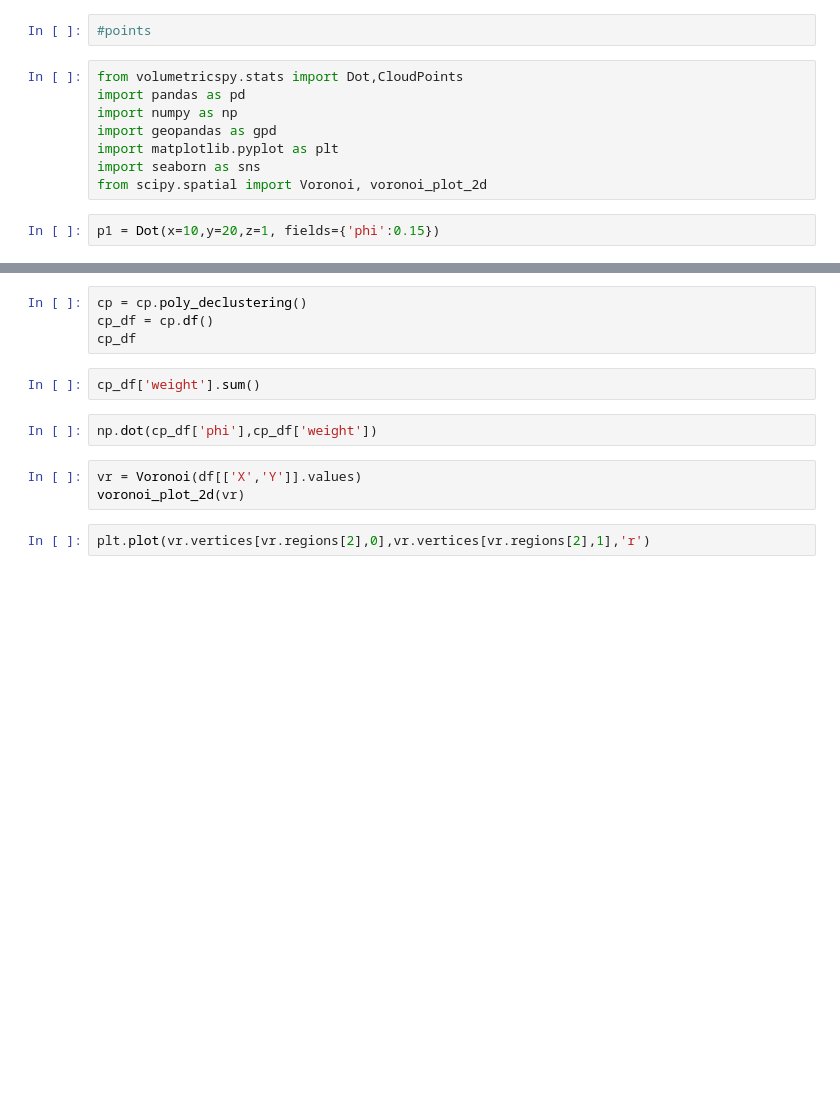
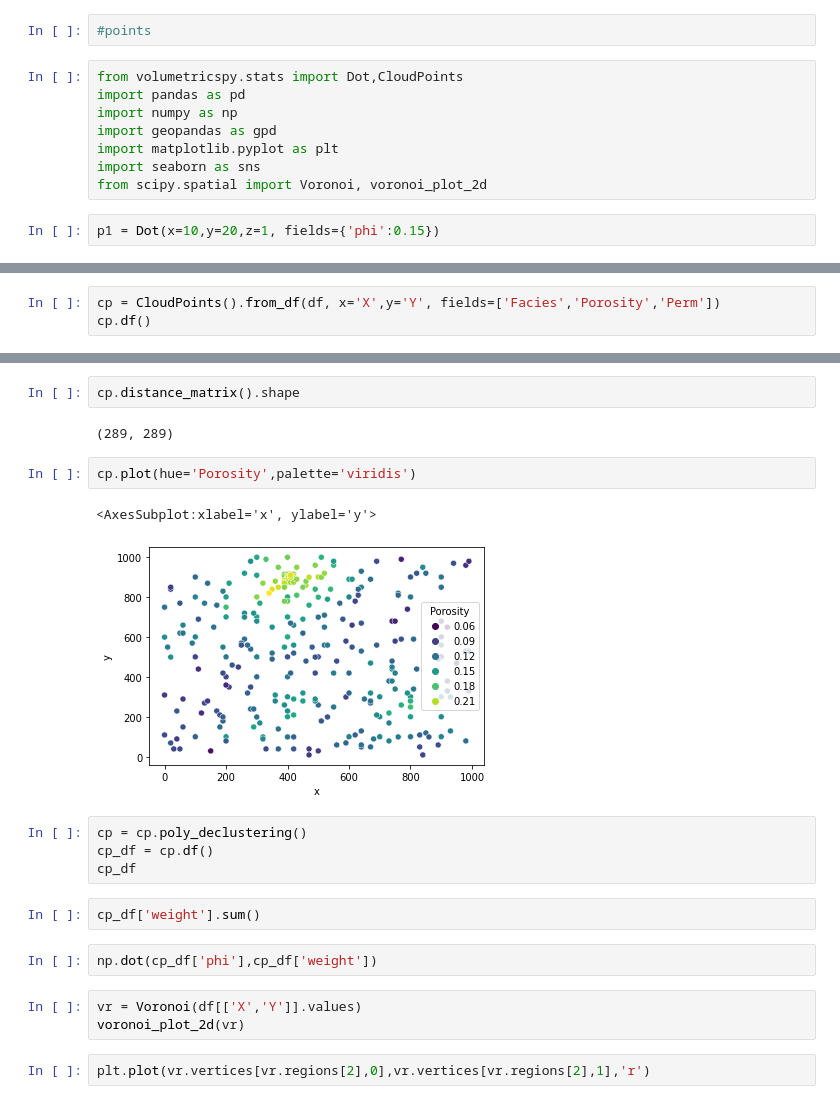
Before and after one commit to scuervo91/volumetricspy, a Jupyter notebook: docs/examples/3-Points/points.ipynb, the cells around one changed output, grey strips where cells are left out. Cells and saved outputs as stored; diff of their text form; blank space fills up the shorter version.

```diff
--- a/docs/examples/3-Points/points.ipynb
+++ b/docs/examples/3-Points/points.ipynb
@@ -37,0 +40,3 @@ cp.df()
+# %%
+cp = CloudPoints().from_df(df, x='X',y='Y', fields=['Facies','Porosity','Perm'])
+cp.df()
@@ -38,3 +57,12 @@ cp.df()
+# %%
+cp.distance_matrix().shape
+# %% [output]
+(289, 289)
+# %%
+cp.plot(hue='Porosity',palette='viridis')
+# %% [output]
+<AxesSubplot:xlabel='x', ylabel='y'>
+[figure, added]
 # %%
 cp = cp.poly_declustering()
 cp_df = cp.df()
```
Also changed, not shown: parts of 6 cells of this notebook, 3 other files.
